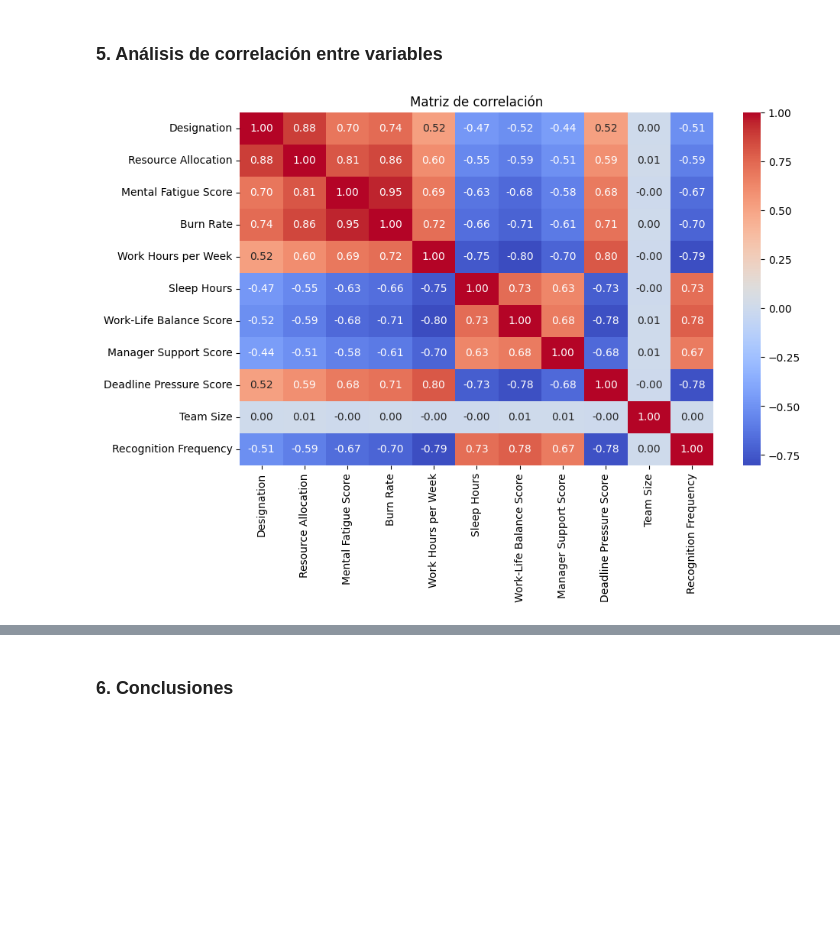
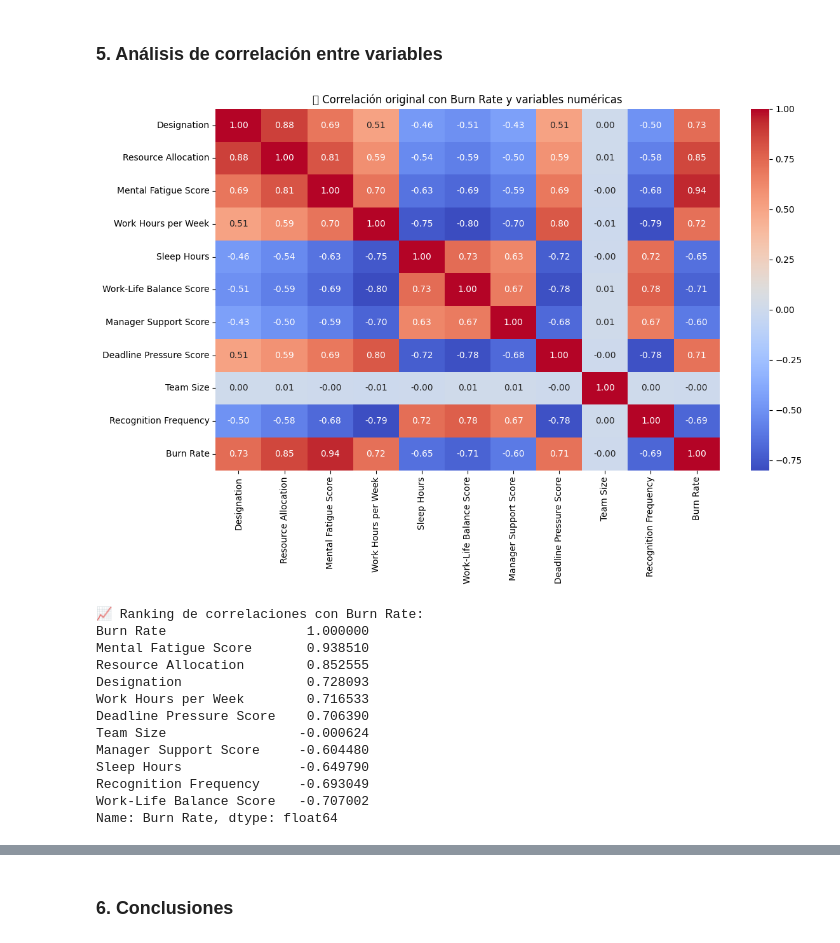
Before and after one commit to emiliano-ipa/CEIA-ML-TPFINAL, a Jupyter notebook: TP1.ipynb, the cells around one changed output, grey strips where cells are left out. Saved outputs shown, nothing was run; the diff lists cells and outputs as text; code cells hidden in the pictures; blank space fills up the shorter version.

```diff
--- a/TP1.ipynb
+++ b/TP1.ipynb
@@ -162,5 +183,4 @@ Filas con al menos dos nulos: 447
 1. **Más de un nulo:** Se eliminan las observaciones que tengan más de un valor nulo, ya que no representan un alto porcentaje del total y podrían ser datos erróneos o haber distintas razones por las que la persona eligió no responder.
 # %%
 # Eliminar filas con dos nulos
-df_limpio = df_csv.dropna(thresh=len(df_csv.columns)-1)
-print("Filas restantes tras eliminación:", df_limpio.shape[0])
+train_df_limpio = train_df.dropna(thresh=len(train_df.columns) - 1)
@@ -190,5 +212,4 @@ print("% registros restantes en el dataset:", round((df_limpio.shape[0] / df_csv
 2. **Burn Rate:** Al tratarse de la variable de salida, sería incorrecto imputarle algún valor, ya que esto tendría una gran repercusión en los resultados del modelo y podríamos estar introduciendo ruido. Por esta razón, se eliminan las filas con valores nulos en Burn Rate.
 # %%
 # Eliminar filas con valor nulo en Burn Rate
-df_limpio = df_limpio.dropna(subset=['Burn Rate'])
-print("Filas restantes tras eliminación:", df_limpio.shape[0])
+train_df_limpio = train_df_limpio.dropna(subset=['Burn Rate'])
@@ -548,0 +516,19 @@ Estos gráficos nos permiten identificar visualmente la presencia de outliers (v
+# %%
+#  Definir variables categóricas para codificar
+categorical_cols = ['Gender', 'Company Type', 'WFH Setup Available']
+
+# Convertir columnas categóricas a tipo 'category'
+for col in categorical_cols:
+    df_train[col] = df_train[col].astype('category')
+    df_test[col] = df_test[col].astype('category')
+
+
+# Transformador de columnas: OneHotEncoding a categóricas y passthrough al resto
+numeric_cols = [col for col in X_train.columns if col not in categorical_cols]
+
+preprocessor = ColumnTransformer(
+    transformers=[
+        ('cat', OneHotEncoder(drop='first', handle_unknown='ignore'), categorical_cols),
+        ('num', 'passthrough', numeric_cols)
+    ]
+)
@@ -549,13 +603,40 @@ Estos gráficos nos permiten identificar visualmente la presencia de outliers (v
 # %% [markdown]
 ### 5. Análisis de correlación entre variables
 # %%
+import matplotlib.pyplot as plt
+import seaborn as sns
+
+# Copia del DataFrame para análisis de correlación
+df_corr_original = df_train.copy()
+
+if 'BurnRate_Class_Encoded' in df_corr_original.columns:
+    df_corr_original = df_corr_original.drop(columns=['BurnRate_Class_Encoded'])
+
 # Matriz de correlación
-plt.figure(figsize=(10, 6))
-sns.heatmap(df.corr(numeric_only=True), annot=True, cmap='coolwarm', fmt='.2f')
-plt.title('Matriz de correlación')
+plt.figure(figsize=(12, 8))
+sns.heatmap(df_corr_original.corr(numeric_only=True), annot=True, cmap='coolwarm', fmt='.2f')
+plt.title('📊 Correlación original con Burn Rate y variables numéricas')
+plt.tight_layout()
 plt.show()
+
+# Ranking de correlaciones con Burn Rate
+print("📈 Ranking de correlaciones con Burn Rate:")
+print(df_corr_original.corr(numeric_only=True)['Burn Rate'].sort_values(ascending=False))
 # %% [output]
-[figure, old version]
+[figure, new version]
+📈 Ranking de correlaciones con Burn Rate:
+Burn Rate                  1.000000
+Mental Fatigue Score       0.938510
+Resource Allocation        0.852555
+Designation                0.728093
+Work Hours per Week        0.716533
+Deadline Pressure Score    0.706390
+Team Size                 -0.000624
+Manager Support Score     -0.604480
+Sleep Hours               -0.649790
+Recognition Frequency     -0.693049
+Work-Life Balance Score   -0.707002
+Name: Burn Rate, dtype: float64
 # %% [markdown]
 En la matriz de correlación se observan varios patrones relevantes sobre cómo se relacionan las variables con el nivel de agotamiento laboral (Burn Rate) y entre sí:
 
```
Also changed, not shown: parts of 65 cells of this notebook, 2 other files.
